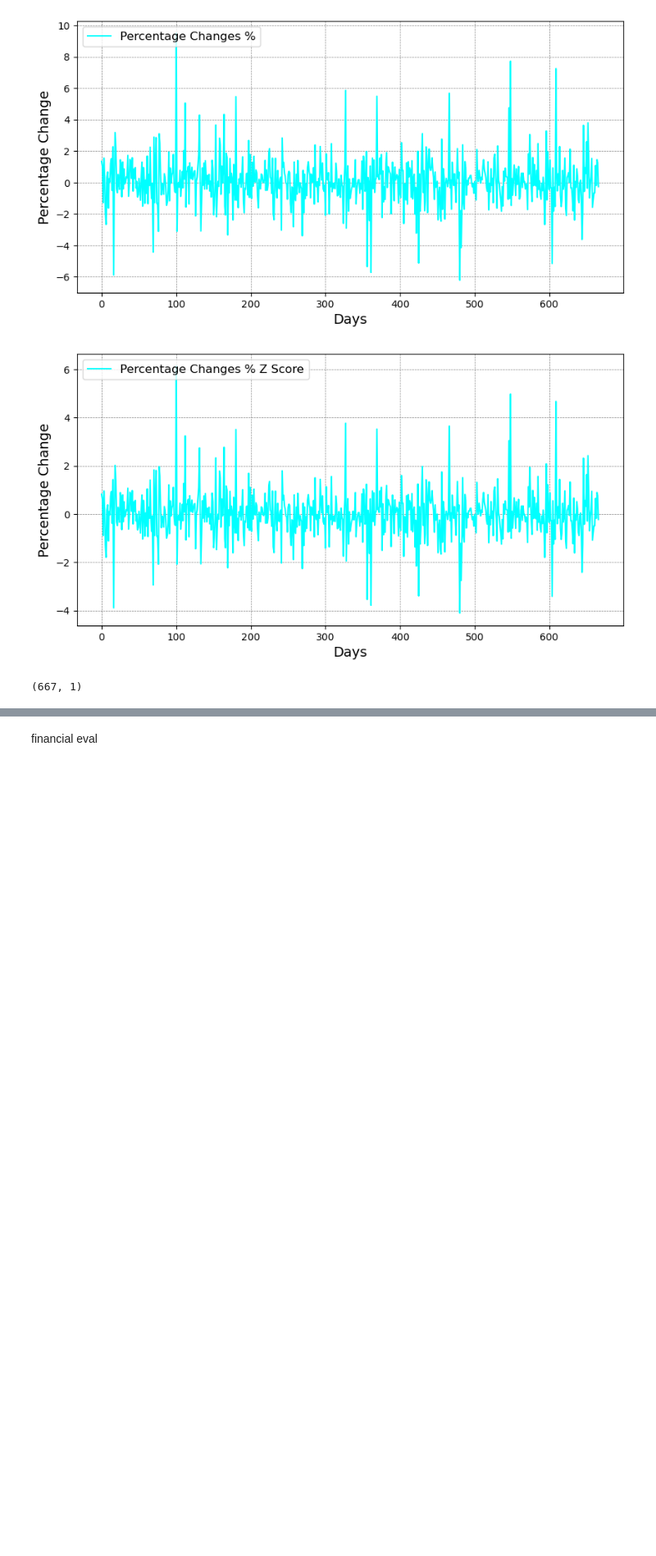
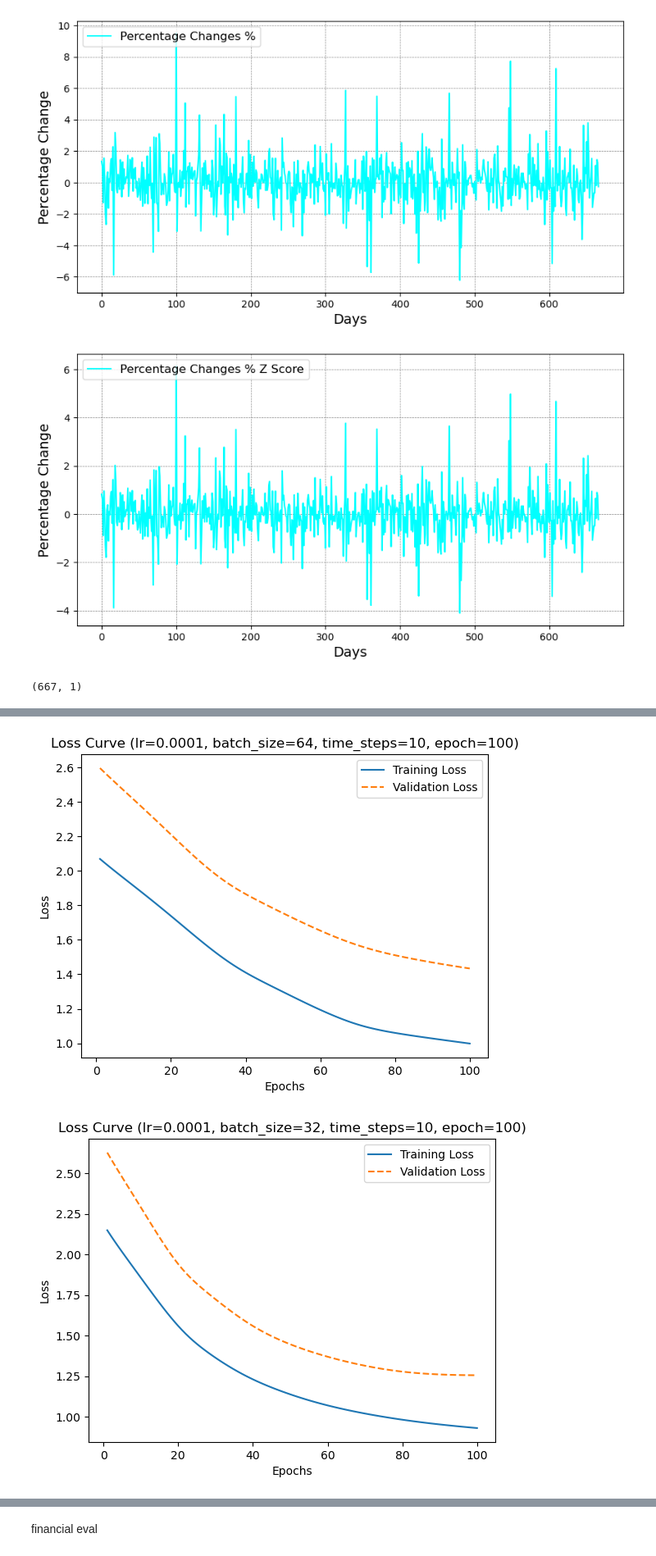
Before and after one commit to halilvibrahim/stock_movement, a Jupyter notebook: Ensemble_Models/TMUS_Ensemble.ipynb, the cells around one changed output, grey strips where cells are left out. Shown at 82% size. Saved outputs shown, nothing was run; the diff lists cells and outputs as text; code cells hidden in the pictures; blank space fills up the shorter version.

```diff
--- a/Ensemble_Models/TMUS_Ensemble.ipynb
+++ b/Ensemble_Models/TMUS_Ensemble.ipynb
@@ -106,7 +106,7 @@ ensemble_results = []
 
 # Loop over parameter combinations
 for lr, epoch_count, time_step, batch_size in combinations:
-    print(f"Running model with lr={lr}, epochs={epoch_count}, time_step={time_step}, batch_size={batch_size}")
+    #print(f"Running model with lr={lr}, epochs={epoch_count}, time_step={time_step}, batch_size={batch_size}")
 
     # Create different time step dataset
     X, y = create_time_series_windows(pct_changes, time_step)
@@ -150,6 +150,10 @@ for lr, epoch_count, time_step, batch_size in combinations:
     optimizer = optim.Adam(model.parameters(), lr=lr)
     model.to(device)
 
+
+    train_losses = []
+    validation_losses = []
+
     # Train the model
     for epoch in range(epoch_count):
         model.train()
@@ -163,11 +167,31 @@ for lr, epoch_count, time_step, batch_size in combinations:
             loss.backward()
             optimizer.step()
             total_loss += loss.item()
-        print(f"Epoch {epoch + 1}/{epoch_count}, Loss: {total_loss / len(train_loader)}")
 
-    # Test mode and prediction
+        avg_loss = total_loss / len(train_loader)
+        train_losses.append(avg_loss)
+
+        # Test mode and prediction
+        model.eval()
+        with torch.no_grad():
+            X_test_tensor = X_test.clone().detach().to(device).view(-1, time_step, 1)
+            y_test_pred = model(X_test_tensor)[:, -1, -1]
+            val_loss = criterion(y_test_pred, y_test.to(device)).item()
+            validation_losses.append(val_loss)
+
+
+    plt.figure()
+    plt.plot(range(1, epoch_count + 1), train_losses, label='Training Loss')
+    plt.plot(range(1, epoch_count + 1), validation_losses, label='Validation Loss', linestyle='--')
+    plt.xlabel('Epochs')
+    plt.ylabel('Loss')
+    plt.title(f'Loss Curve (lr={lr}, batch_size={batch_size}, time_steps={time_step}, epoch={epoch_count})')
+    plt.legend()
+    plt.show()
+
     model.eval()
     X_test_tensor = X_test.clone().detach().to(device).view(-1, time_step, 1)
+
 
     with torch.no_grad():
         y_test_pred = model(X_test_tensor)[:, -1, -1].cpu().numpy()
@@ -198,0 +206,2 @@ Epoch 90/90, Loss: 0.9277902070213767
+[figure, added]
+[figure, added]
```
Also changed, not shown: parts of 5 cells of this notebook, 1 other file.
